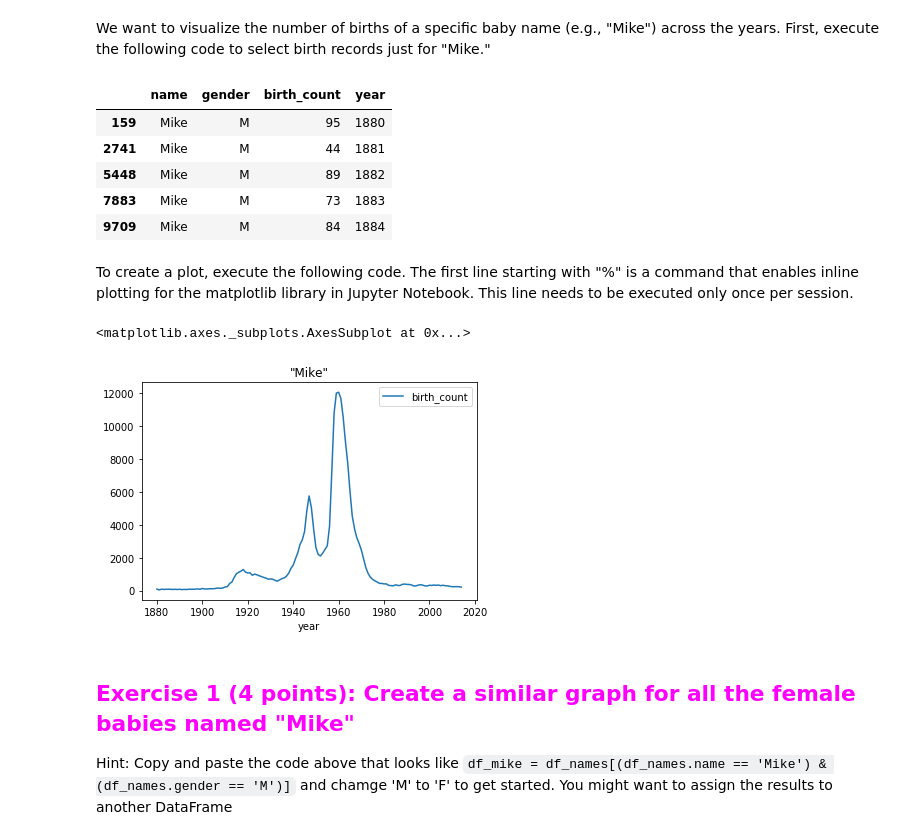
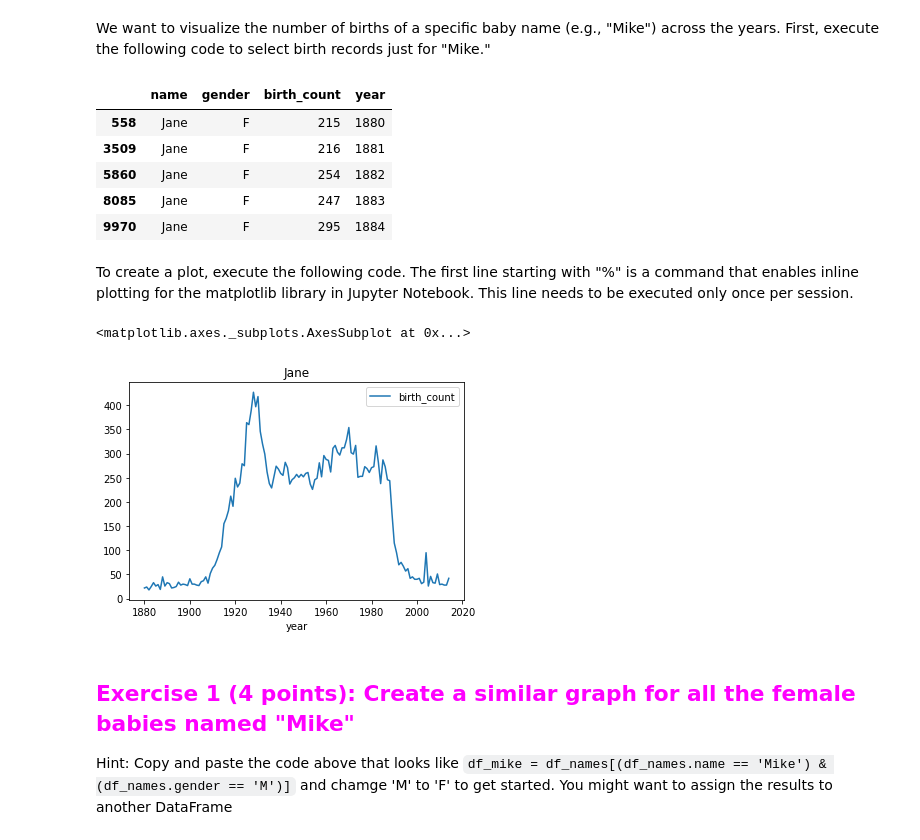
Before and after one commit to anhnguyendepocen/si370, a Jupyter notebook: 370_01_Getting_Started.ipynb, the cells around one changed output. Drawn from its saved outputs; the diff is of its cells as text; code cells hidden in the pictures.

```diff
--- a/370_01_Getting_Started.ipynb
+++ b/370_01_Getting_Started.ipynb
@@ -51,25 +74,29 @@ df_names.head()
 | 4 | Alois | M | 10 | 1880 |
 # %% [markdown]
 We want to visualize the number of births of a specific baby name (e.g., "Mike") across the years. First, execute the following code to select birth records just for "Mike."
-# %%
-df_mike = df_names[(df_names.name == 'Mike') & (df_names.gender == 'M')]
+# %%
+#@title Select name and gender
+name = "Jane" #@param {type:"string"}
+gender = "F" #@param ["F", "M"]
+
+df_filtered = df_names[(df_names.name == name) & (df_names.gender == gender)]
 # %%
-df_mike.head()
+df_filtered.head()
 # %% [output]
 |  | name | gender | birth_count | year |
-| 159 | Mike | M | 95 | 1880 |
-| 2741 | Mike | M | 44 | 1881 |
-| 5448 | Mike | M | 89 | 1882 |
-| 7883 | Mike | M | 73 | 1883 |
-| 9709 | Mike | M | 84 | 1884 |
+| 558 | Jane | F | 215 | 1880 |
+| 3509 | Jane | F | 216 | 1881 |
+| 5860 | Jane | F | 254 | 1882 |
+| 8085 | Jane | F | 247 | 1883 |
+| 9970 | Jane | F | 295 | 1884 |
 # %% [markdown]
 To create a plot, execute the following code. The first line starting with "%" is a command that enables inline plotting for the matplotlib library in Jupyter Notebook. This line needs to be executed only once per session.
 # %%
 %matplotlib inline
-df_mike.plot('year', 'birth_count', title='"Mike"')
+df_mike.plot('year', 'birth_count', title=name)
 # %% [output]
 <matplotlib.axes._subplots.AxesSubplot at 0x...>
-[figure, old version]
+[figure, new version]
 # %% [markdown]
 ## <font color="magenta">Exercise 1 (4 points): Create a similar graph for all the female babies named "Mike"</font>
 Hint: Copy and paste the code above that looks like
```
Also changed, not shown: parts of 3 cells of this notebook.
